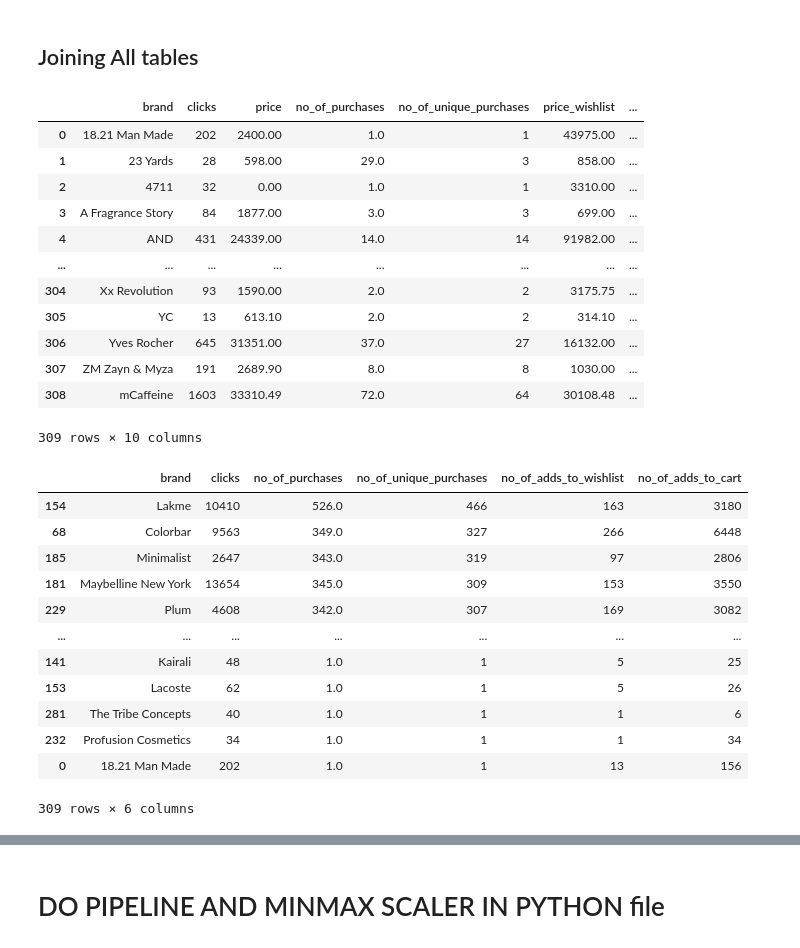
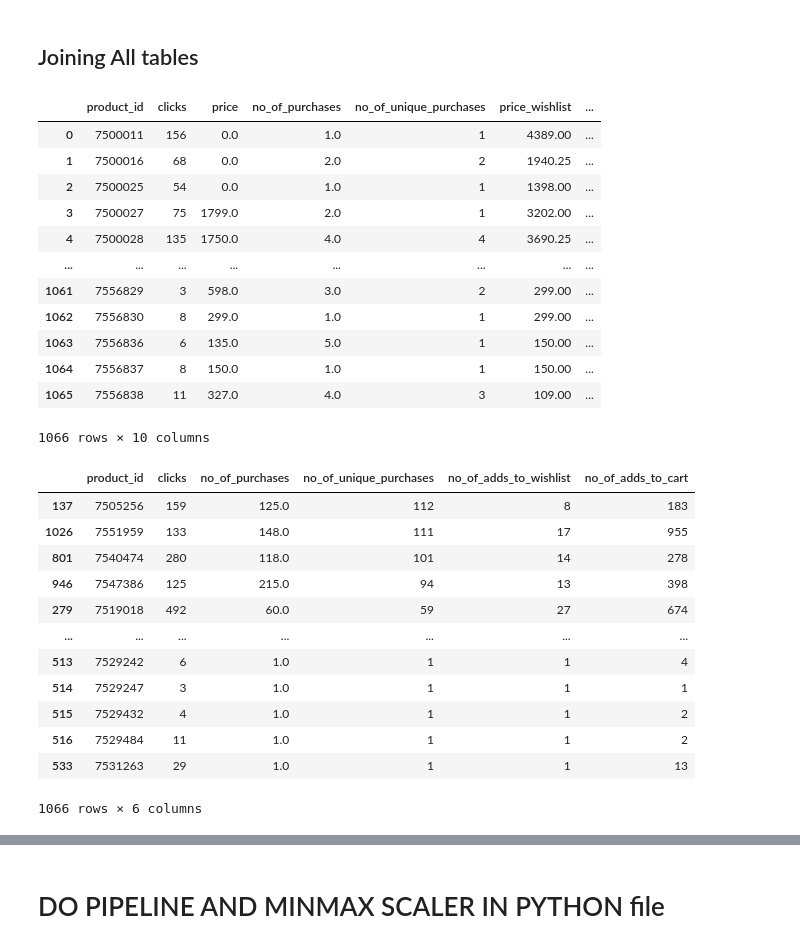
Before and after one commit to UtkarshRedd/Product-Popularity-Calculator, a Jupyter notebook: Popularity Score.ipynb, the cells around one changed output, grey strips where cells are left out. Drawn from its saved outputs; the diff is of its cells as text; code cells hidden in the pictures.

Commit message:
Changed to product_id wise aggreagation

```diff
--- a/Popularity Score.ipynb
+++ b/Popularity Score.ipynb
@@ -724,0 +807,9 @@ df_wishlist = df_wishlist_cart
+# %%
+df_wishlist_product = df_wishlist.copy()
+# %%
+df_wishlist_product['no_of_adds_to_wishlist'] = np.zeros(len(df_wishlist_product))
+df_grouped = df_wishlist_product.groupby('product_id', as_index=False)[['brand', 'no_of_adds_to_wishlist', 'price']].\
+    agg({'price': 'sum', 'no_of_adds_to_wishlist': 'count'}).sort_values('no_of_adds_to_wishlist', ascending= False)
+df_grouped['product_id'] = df_grouped['product_id'].astype(int)
+
+df_grouped
@@ -725,3 +830,5 @@ df_wishlist = df_wishlist_cart
+# %%
+df_wishlist_product = df_grouped.copy()
 # %% [markdown]
 <h2>Brand wise</h2>
 # %%
@@ -793,0 +903,7 @@ df_cart
+# %%
+df_cart_product = df_cart.copy()
+df_cart_product['no_of_adds_to_cart'] = np.zeros(len(df_cart_product))
+df_cart_product = df_cart_product.groupby('product_id', as_index=False)[['category', 'price', 'quantity', 'no_of_adds_to_cart']]\
+    .agg({'price': 'sum', 'quantity': 'sum', 'no_of_adds_to_cart': 'count'}).sort_values('no_of_adds_to_cart', ascending=False)
+df_cart_product['product_id'] = df_cart_product['product_id'].astype(int)
+df_cart_product
@@ -839,40 +969,40 @@ df_cart_category
 <h2> Joining All tables </h2>
 # %%
 # Brand Tables
-df_joined_brand = df_clicks_brand.merge(df_order_completed_brand, on='brand', how='inner', suffixes=('', '_order_completes')).\
-                            merge(df_wishlist_brand, on='brand', how='inner', suffixes=('', '_wishlist'))
-df_joined_brand = df_joined_brand.merge(df_cart_brand, on='brand', how='inner', suffixes=('', '_cart'))
-df_joined_brand
+df_joined_product = df_clicks_product.merge(df_order_completed_product, on='product_id', how='inner', suffixes=('', '_order_completes')).\
+                            merge(df_wishlist_product, on='product_id', how='inner', suffixes=('', '_wishlist'))
+df_joined_product = df_joined_product.merge(df_cart_product, on='product_id', how='inner', suffixes=('', '_cart'))
+df_joined_product
 # %% [output]
-|  | brand | clicks | price | no_of_purchases | no_of_unique_purchases | price_wishlist | ... |
-| 0 | 18.21 Man Made | 202 | 2400.00 | 1.0 | 1 | 43975.00 | ... |
-| 1 | 23 Yards | 28 | 598.00 | 29.0 | 3 | 858.00 | ... |
-| 2 | 4711 | 32 | 0.00 | 1.0 | 1 | 3310.00 | ... |
-| 3 | A Fragrance Story | 84 | 1877.00 | 3.0 | 3 | 699.00 | ... |
-| 4 | AND | 431 | 24339.00 | 14.0 | 14 | 91982.00 | ... |
+|  | product_id | clicks | price | no_of_purchases | no_of_unique_purchases | price_wishlist | ... |
+| 0 | 7500011 | 156 | 0.0 | 1.0 | 1 | 4389.00 | ... |
+| 1 | 7500016 | 68 | 0.0 | 2.0 | 2 | 1940.25 | ... |
+| 2 | 7500025 | 54 | 0.0 | 1.0 | 1 | 1398.00 | ... |
+| 3 | 7500027 | 75 | 1799.0 | 2.0 | 1 | 3202.00 | ... |
+| 4 | 7500028 | 135 | 1750.0 | 4.0 | 4 | 3690.25 | ... |
 | ... | ... | ... | ... | ... | ... | ... | ... |
-| 304 | Xx Revolution | 93 | 1590.00 | 2.0 | 2 | 3175.75 | ... |
-| 305 | YC | 13 | 613.10 | 2.0 | 2 | 314.10 | ... |
-| 306 | Yves Rocher | 645 | 31351.00 | 37.0 | 27 | 16132.00 | ... |
-| 307 | ZM Zayn & Myza | 191 | 2689.90 | 8.0 | 8 | 1030.00 | ... |
-| 308 | mCaffeine | 1603 | 33310.49 | 72.0 | 64 | 30108.48 | ... |
+| 1061 | 7556829 | 3 | 598.0 | 3.0 | 2 | 299.00 | ... |
+| 1062 | 7556830 | 8 | 299.0 | 1.0 | 1 | 299.00 | ... |
+| 1063 | 7556836 | 6 | 135.0 | 5.0 | 1 | 150.00 | ... |
+| 1064 | 7556837 | 8 | 150.0 | 1.0 | 1 | 150.00 | ... |
+| 1065 | 7556838 | 11 | 327.0 | 4.0 | 3 | 109.00 | ... |
-309 rows × 10 columns
+1066 rows × 10 columns
 # %%
-df_joined_brand.drop(['price', 'price_wishlist', 'price_cart', 'quantity'], axis=1, inplace=True)
+df_joined_product.drop(['price', 'price_wishlist', 'price_cart', 'quantity'], axis=1, inplace=True)
 
-df_joined_brand.sort_values('no_of_unique_purchases', ascending=False)
+df_joined_product.sort_values('no_of_unique_purchases', ascending=False)
 # %% [output]
-|  | brand | clicks | no_of_purchases | no_of_unique_purchases | no_of_adds_to_wishlist | no_of_adds_to_cart |
-| 154 | Lakme | 10410 | 526.0 | 466 | 163 | 3180 |
-| 68 | Colorbar | 9563 | 349.0 | 327 | 266 | 6448 |
-| 185 | Minimalist | 2647 | 343.0 | 319 | 97 | 2806 |
-| 181 | Maybelline New York | 13654 | 345.0 | 309 | 153 | 3550 |
-| 229 | Plum | 4608 | 342.0 | 307 | 169 | 3082 |
+|  | product_id | clicks | no_of_purchases | no_of_unique_purchases | no_of_adds_to_wishlist | no_of_adds_to_cart |
+| 137 | 7505256 | 159 | 125.0 | 112 | 8 | 183 |
+| 1026 | 7551959 | 133 | 148.0 | 111 | 17 | 955 |
+| 801 | 7540474 | 280 | 118.0 | 101 | 14 | 278 |
+| 946 | 7547386 | 125 | 215.0 | 94 | 13 | 398 |
+| 279 | 7519018 | 492 | 60.0 | 59 | 27 | 674 |
 | ... | ... | ... | ... | ... | ... | ... |
-| 141 | Kairali | 48 | 1.0 | 1 | 5 | 25 |
-| 153 | Lacoste | 62 | 1.0 | 1 | 5 | 26 |
-| 281 | The Tribe Concepts | 40 | 1.0 | 1 | 1 | 6 |
-| 232 | Profusion Cosmetics | 34 | 1.0 | 1 | 1 | 34 |
-| 0 | 18.21 Man Made | 202 | 1.0 | 1 | 13 | 156 |
+| 513 | 7529242 | 6 | 1.0 | 1 | 1 | 4 |
+| 514 | 7529247 | 3 | 1.0 | 1 | 1 | 1 |
+| 515 | 7529432 | 4 | 1.0 | 1 | 1 | 2 |
+| 516 | 7529484 | 11 | 1.0 | 1 | 1 | 2 |
+| 533 | 7531263 | 29 | 1.0 | 1 | 1 | 13 |
-309 rows × 6 columns
+1066 rows × 6 columns
 # %%
```
Also changed, not shown: parts of 22 cells of this notebook, 2 other files.
